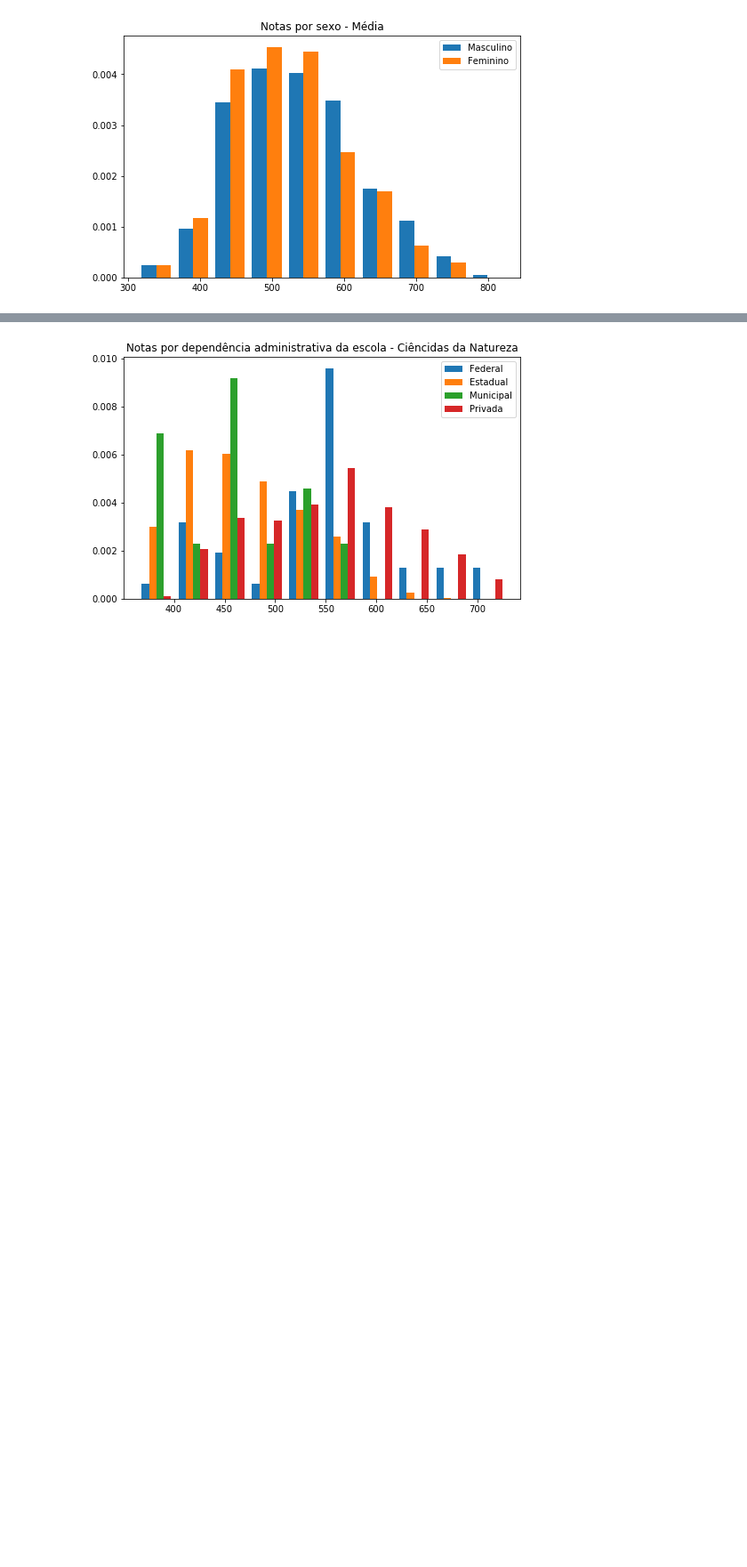
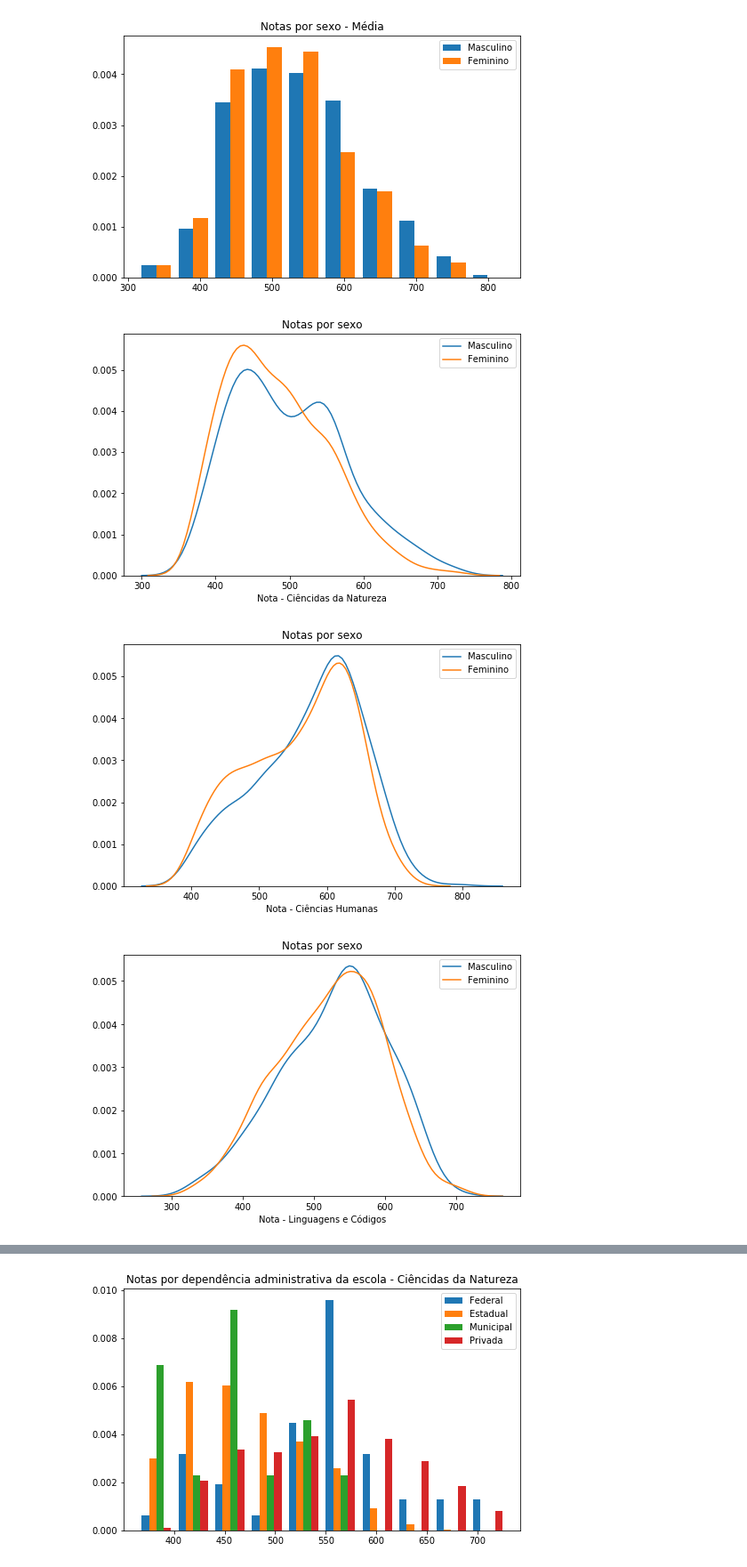
Before and after one commit to barbaragribeiro/enem-data-analysis, a Jupyter notebook: analise_notas_geral.ipynb, the cells around one changed output, grey strips where cells are left out. Shown at 89% size. Drawn from its saved outputs; the diff is of its cells as text; code cells hidden in the pictures; blank space fills up the shorter version.

Commit message:
adding some dist plots

```diff
--- a/analise_notas_geral.ipynb
+++ b/analise_notas_geral.ipynb
@@ -118,3 +118,16 @@ for i in range(len(dfs)):
 [figure]
 [figure]
 [figure]
+# %%
+labels = ['Ciêncidas da Natureza', 'Ciências Humanas', 'Linguagens e Códigos', 'Matemática', 'Redação', 'Média']
+columns = ['NU_NOTA_CN', 'NU_NOTA_CH', 'NU_NOTA_LC', 'NU_NOTA_MT','NU_NOTA_REDACAO', 'Media']
+for i in range(len(dfs)):
+    plt.title('Notas por sexo')
+    sns.distplot(dfCorr[dfCorr['TP_SEXO'] == 1][columns[i]], hist = False, label = 'Masculino')
+    sns.distplot(dfCorr[dfCorr['TP_SEXO'] == 2][columns[i]], hist = False, label = 'Feminino')
+    plt.xlabel('Nota - ' + labels[i])
+    plt.show()
+# %% [output]
+[figure, added]
+[figure, added]
+[figure, added]
```
Also changed, not shown: parts of 6 cells of this notebook.
